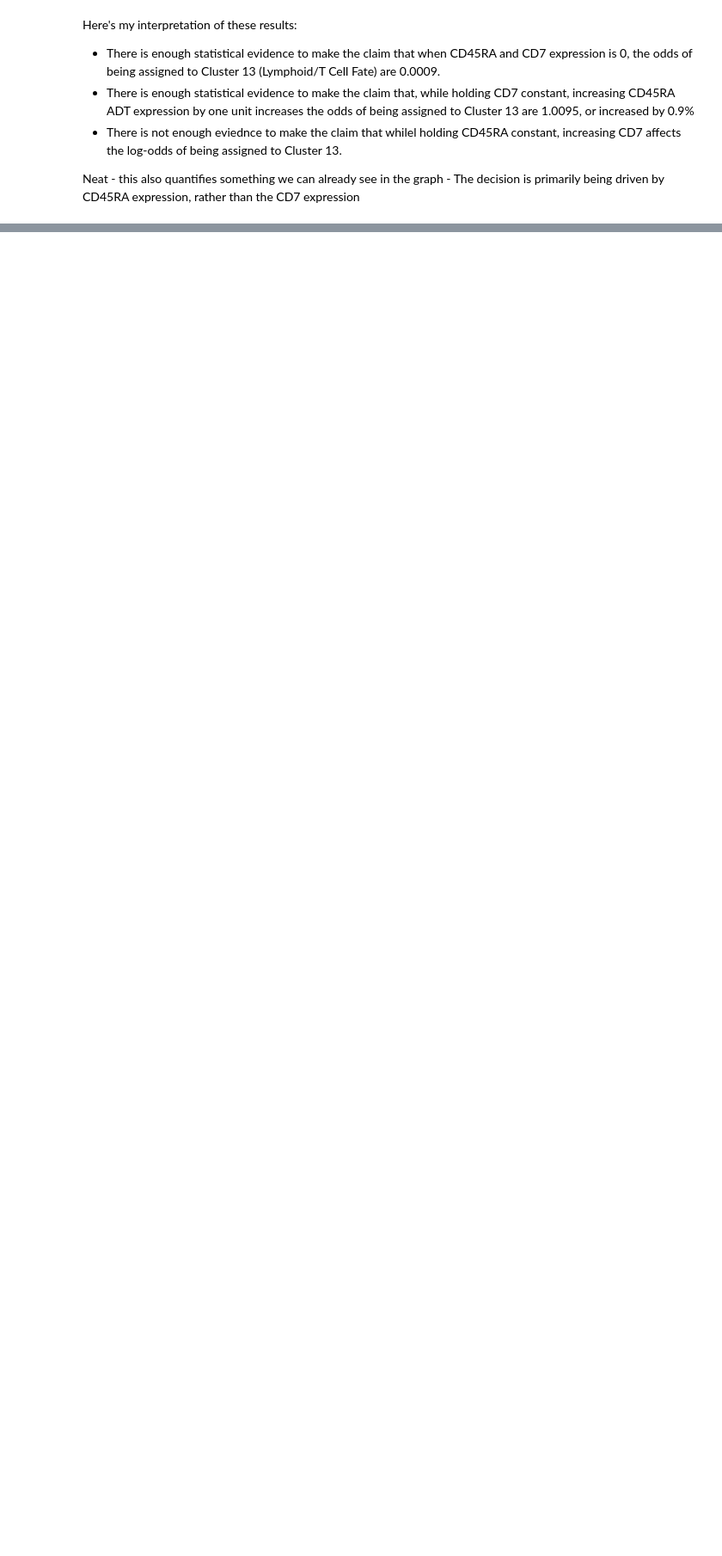
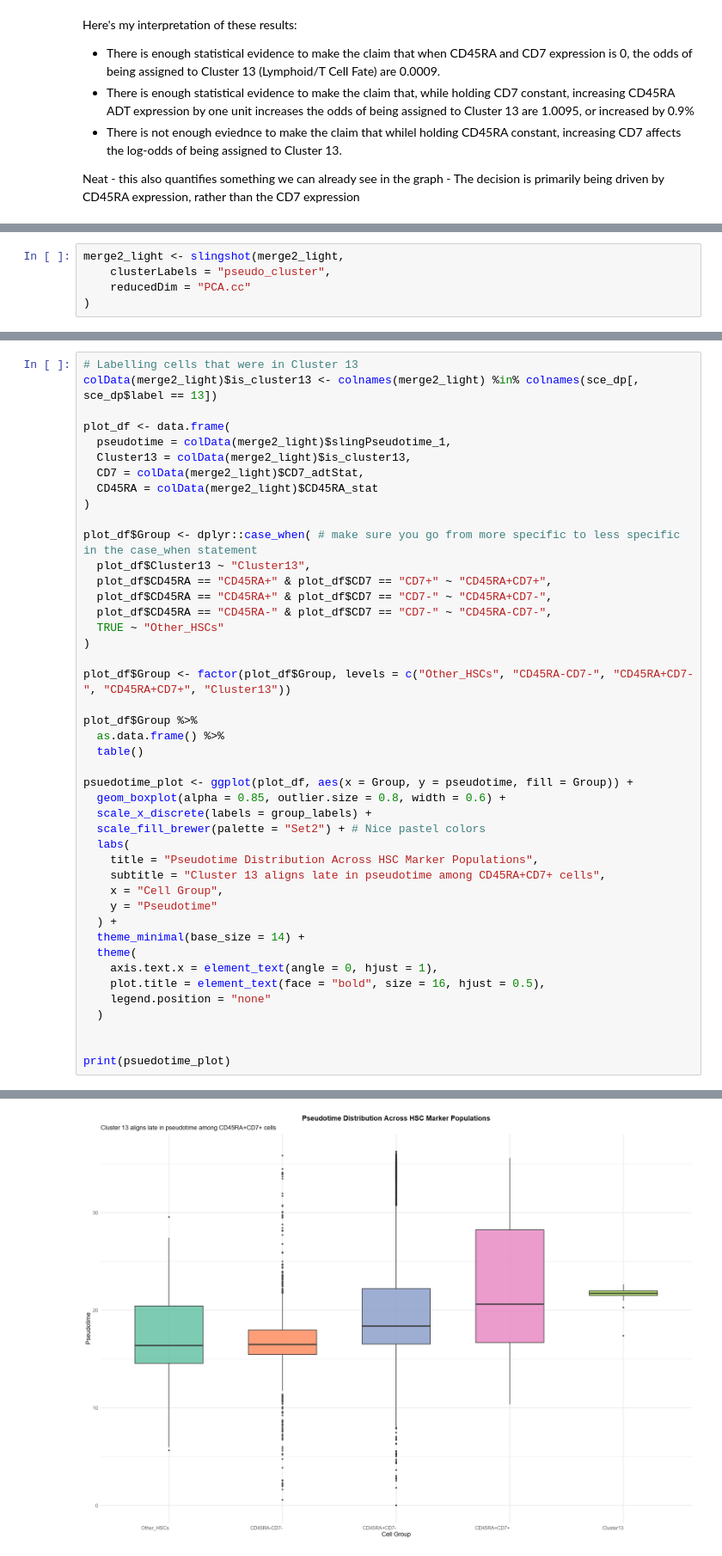
Before and after one commit to piyush-1903/ZandstraEaves_DirectedStudies, a Jupyter notebook: Aim3/Aim3_Analysis.ipynb, the cells around one changed output, grey strips where cells are left out. Shown at 86% size. Cells and saved outputs as stored; diff of their text form; blank space fills up the shorter version.

```diff
--- a/Aim3/Aim3_Analysis.ipynb
+++ b/Aim3/Aim3_Analysis.ipynb
@@ -1264,0 +1307,5 @@ Amazing results. For the final RQ5, we want to characterize where Cluster 13 fit
+# %%
+merge2_light <- slingshot(merge2_light,
+    clusterLabels = "pseudo_cluster",
+    reducedDim = "PCA.cc"
+)
@@ -1264,0 +1323,45 @@ Amazing results. For the final RQ5, we want to characterize where Cluster 13 fit
+# %%
+# Labelling cells that were in Cluster 13
+colData(merge2_light)$is_cluster13 <- colnames(merge2_light) %in% colnames(sce_dp[, sce_dp$label == 13])
+
+plot_df <- data.frame(
+  pseudotime = colData(merge2_light)$slingPseudotime_1,
+  Cluster13 = colData(merge2_light)$is_cluster13,
+  CD7 = colData(merge2_light)$CD7_adtStat,
+  CD45RA = colData(merge2_light)$CD45RA_stat
+)
+
+plot_df$Group <- dplyr::case_when( # make sure you go from more specific to less specific in the case_when statement
+  plot_df$Cluster13 ~ "Cluster13",
+  plot_df$CD45RA == "CD45RA+" & plot_df$CD7 == "CD7+" ~ "CD45RA+CD7+",
+  plot_df$CD45RA == "CD45RA+" & plot_df$CD7 == "CD7-" ~ "CD45RA+CD7-",
+  plot_df$CD45RA == "CD45RA-" & plot_df$CD7 == "CD7-" ~ "CD45RA-CD7-",
+  TRUE ~ "Other_HSCs"
+)
+
+plot_df$Group <- factor(plot_df$Group, levels = c("Other_HSCs", "CD45RA-CD7-", "CD45RA+CD7-", "CD45RA+CD7+", "Cluster13"))
+
+plot_df$Group %>%
+  as.data.frame() %>%
+  table()
+
+psuedotime_plot <- ggplot(plot_df, aes(x = Group, y = pseudotime, fill = Group)) +
+  geom_boxplot(alpha = 0.85, outlier.size = 0.8, width = 0.6) +
+  scale_x_discrete(labels = group_labels) +
+  scale_fill_brewer(palette = "Set2") + # Nice pastel colors
+  labs(
+    title = "Pseudotime Distribution Across HSC Marker Populations",
+    subtitle = "Cluster 13 aligns late in pseudotime among CD45RA+CD7+ cells",
+    x = "Cell Group",
+    y = "Pseudotime"
+  ) +
+  theme_minimal(base_size = 14) +
+  theme(
+    axis.text.x = element_text(angle = 0, hjust = 1),
+    plot.title = element_text(face = "bold", size = 16, hjust = 0.5),
+    legend.position = "none"
+  )
+
+
+print(psuedotime_plot)
+# %% [output]
@@ -1264,0 +1374 @@ Amazing results. For the final RQ5, we want to characterize where Cluster 13 fit
+[figure, added]
```
Also changed, not shown: parts of 13 cells of this notebook.
